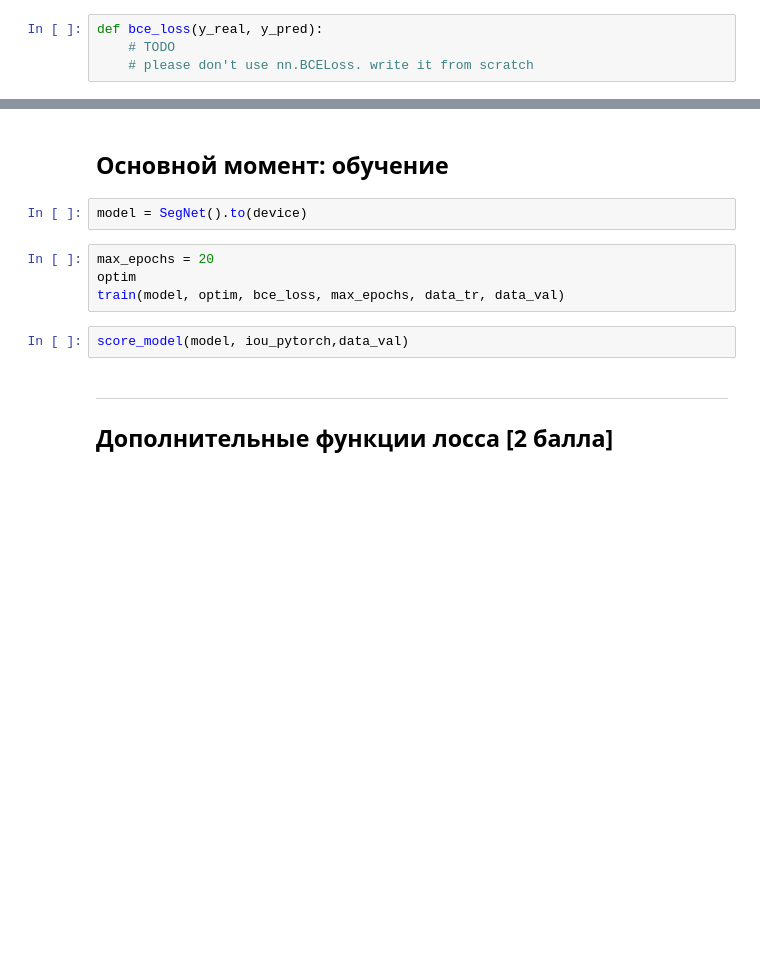
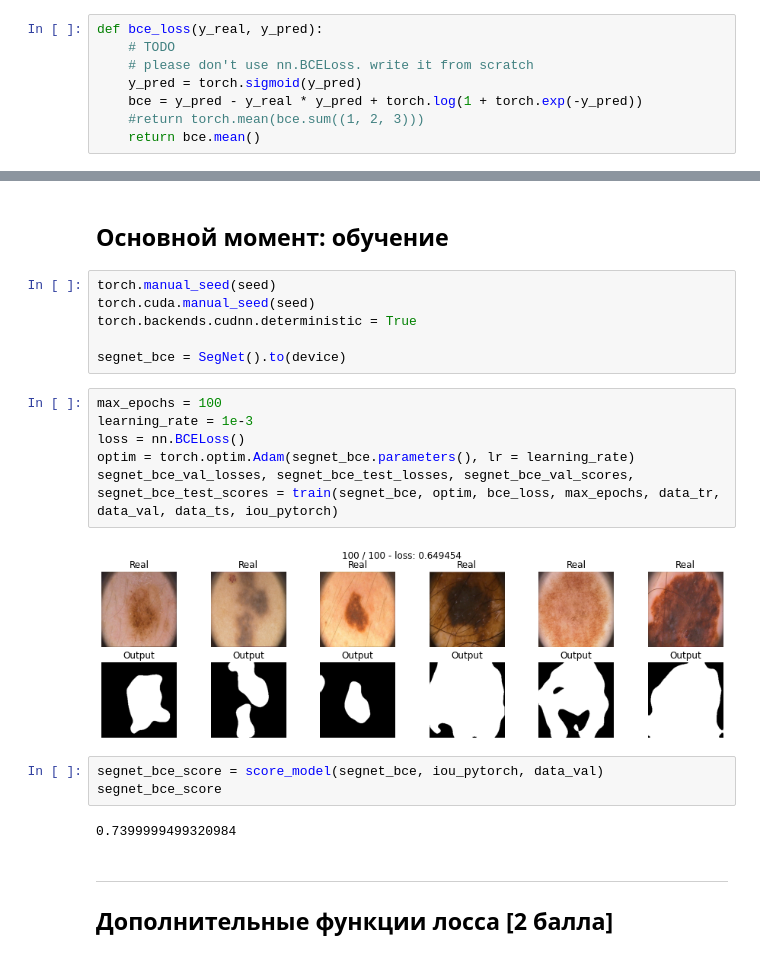
Before and after one commit to karinakvanchiani/deep_learning_school_part1, a Jupyter notebook: homework_8_semantic_segmentation.ipynb, the cells around one changed output, grey strips where cells are left out. Drawn from its saved outputs; the diff is of its cells as text; blank space fills up the shorter version.

```diff
--- a/homework_8_semantic_segmentation.ipynb
+++ b/homework_8_semantic_segmentation.ipynb
@@ -242,6 +262,10 @@ $$\mathcal L_{BCE} = \hat y - y\hat y + \log\left(1+\exp(-\hat y)\right).$$
 def bce_loss(y_real, y_pred):
     # TODO
     # please don't use nn.BCELoss. write it from scratch
+    y_pred = torch.sigmoid(y_pred)
+    bce = y_pred - y_real * y_pred + torch.log(1 + torch.exp(-y_pred))
+    #return torch.mean(bce.sum((1, 2, 3)))
+    return bce.mean()
 # %% [markdown]
 ## Тренировка [1 балл]
 
@@ -310,14 +372,25 @@ def score_model(model, metric, data):
     return scores/len(data)
 # %% [markdown]
 ## Основной момент: обучение
-# %%
-model = SegNet().to(device)
-# %%
-max_epochs = 20
-optim
-train(model, optim, bce_loss, max_epochs, data_tr, data_val)
-# %%
-score_model(model, iou_pytorch,data_val)
+# %%
+torch.manual_seed(seed)
+torch.cuda.manual_seed(seed)
+torch.backends.cudnn.deterministic = True
+
+segnet_bce = SegNet().to(device)
+# %%
+max_epochs = 100
+learning_rate = 1e-3
+loss = nn.BCELoss()
+optim = torch.optim.Adam(segnet_bce.parameters(), lr = learning_rate)
+segnet_bce_val_losses, segnet_bce_test_losses, segnet_bce_val_scores, segnet_bce_test_scores = train(segnet_bce, optim, bce_loss, max_epochs, data_tr, data_val, data_ts, iou_pytorch)
+# %% [output]
+[figure, added]
+# %%
+segnet_bce_score = score_model(segnet_bce, iou_pytorch, data_val)
+segnet_bce_score
+# %% [output]
+0.7399999499320984
 # %% [markdown]
 -----------------------------------------------------------------------------------------
 
```
Also changed, not shown: parts of 55 cells of this notebook, 5 other files.
